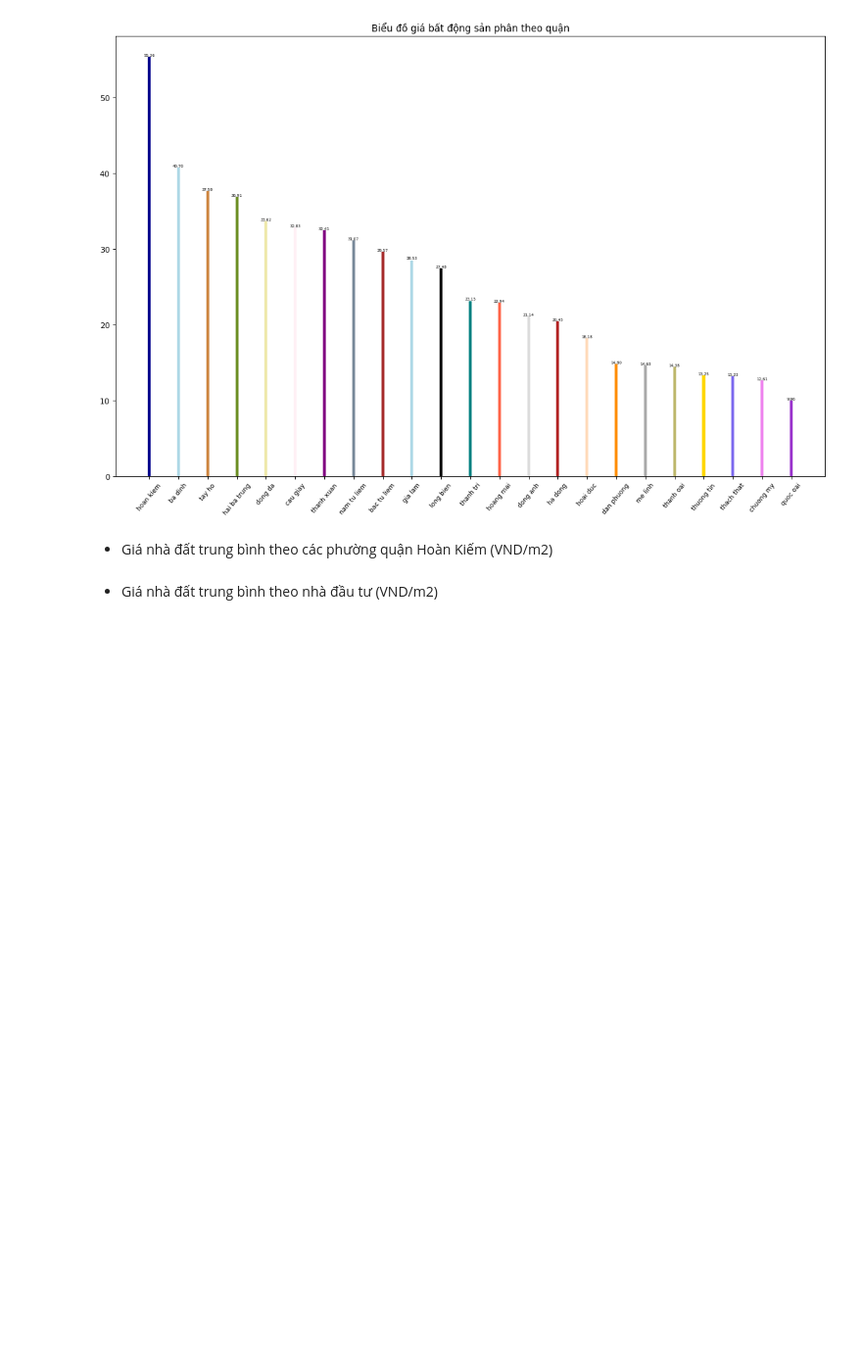
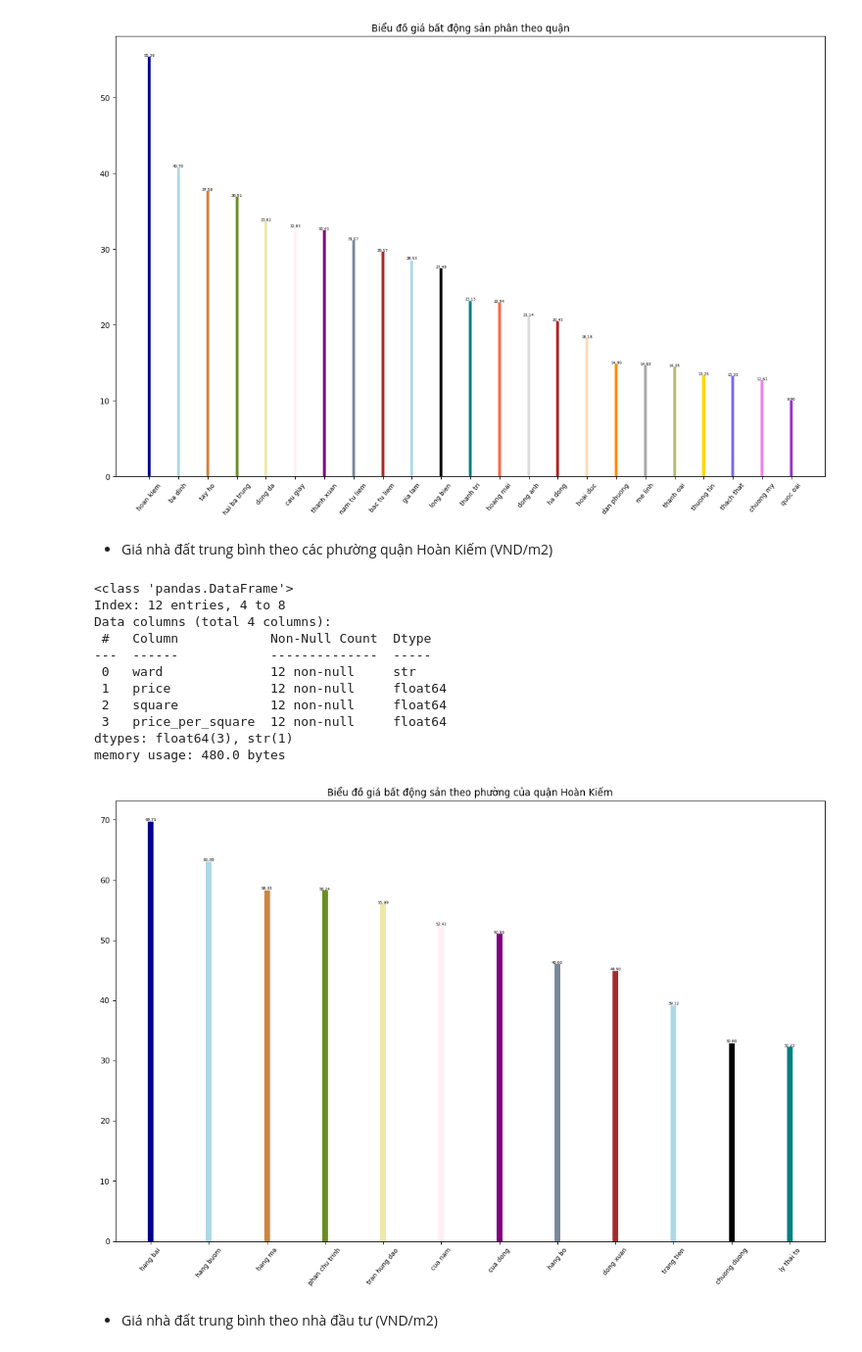
Before and after one commit to Cong123z/Machine-learning-trainning, a Jupyter notebook: HW/HW2/Visualize_RealEstate_Đề_bài.ipynb, the cells around one changed output. Shown at 98% size. Drawn from its saved outputs; the diff is of its cells as text; code cells hidden in the pictures; blank space fills up the shorter version.

```diff
--- a/HW/HW2/Visualize_RealEstate_Đề_bài.ipynb
+++ b/HW/HW2/Visualize_RealEstate_Đề_bài.ipynb
@@ -285,25 +285,37 @@ memory usage: 920.0 bytes
 * Giá nhà đất trung bình theo các phường quận Hoàn Kiếm (VND/m2)
 # %%
 # Code ở đây
-df4=newdf.iloc[newdf['district']=='hoan kiem']
-df4.info()
+df4=(newdf.iloc[newdf['district']=='hoan kiem']).groupby('ward')
 df4=df4[['price','square']].sum().reset_index()
 df4['price_per_square']=df4['price']/df4['square']
 df4=df4.sort_values(by='price_per_square',ascending=False)# Sort theo value theo chiều giảm dần
 df4.info()
 
-n = df4['district'].unique().__len__()+1#Tạo các màu
+n = df4['ward'].unique().__len__()+1#Tạo các màu
 all_colors = list(plt.cm.colors.cnames.keys())
 random.seed(100)
 c = random.choices(all_colors, k=n)
 
 
 plt.figure(figsize=(16,10), dpi= 80)
-plt.bar(df4['district'], df4['price_per_square'], color=c, width=.1)
-for i  in range (len(df4['district'])):
-    plt.text(df4['district'][i],df4['price_per_square'][i],f"{df4['price_per_square'][i]:.2f}", horizontalalignment='center', verticalalignment='bottom', fontdict={'fontweight':500, 'size':5})
-plt.title("Biểu đồ giá bất động sản phân theo quận")
+plt.bar(df4['ward'], df4['price_per_square'], color=c, width=.1)
+for i,val  in  enumerate(df4['price_per_square'].values):
+    plt.text(i,val,f"{val:.2f}",horizontalalignment='center', verticalalignment='bottom', fontdict={'fontweight':500, 'size':5})
+plt.title("Biểu đồ giá bất động sản theo phường của quận Hoàn Kiếm")
 plt.xticks(rotation=50,fontsize=8)#Xoay các số và giảm font chữ
 plt.show()
+# %% [output]
+<class 'pandas.DataFrame'>
+Index: 12 entries, 4 to 8
+Data columns (total 4 columns):
+ #   Column            Non-Null Count  Dtype
+---  ------            --------------  -----
+ 0   ward              12 non-null     str
+ 1   price             12 non-null     float64
+ 2   square            12 non-null     float64
+ 3   price_per_square  12 non-null     float64
+dtypes: float64(3), str(1)
+memory usage: 480.0 bytes
+[figure, added]
 # %% [markdown]
 * Giá nhà đất trung bình theo nhà đầu tư (VND/m2)
```
Also changed, not shown: parts of 16 cells of this notebook.
